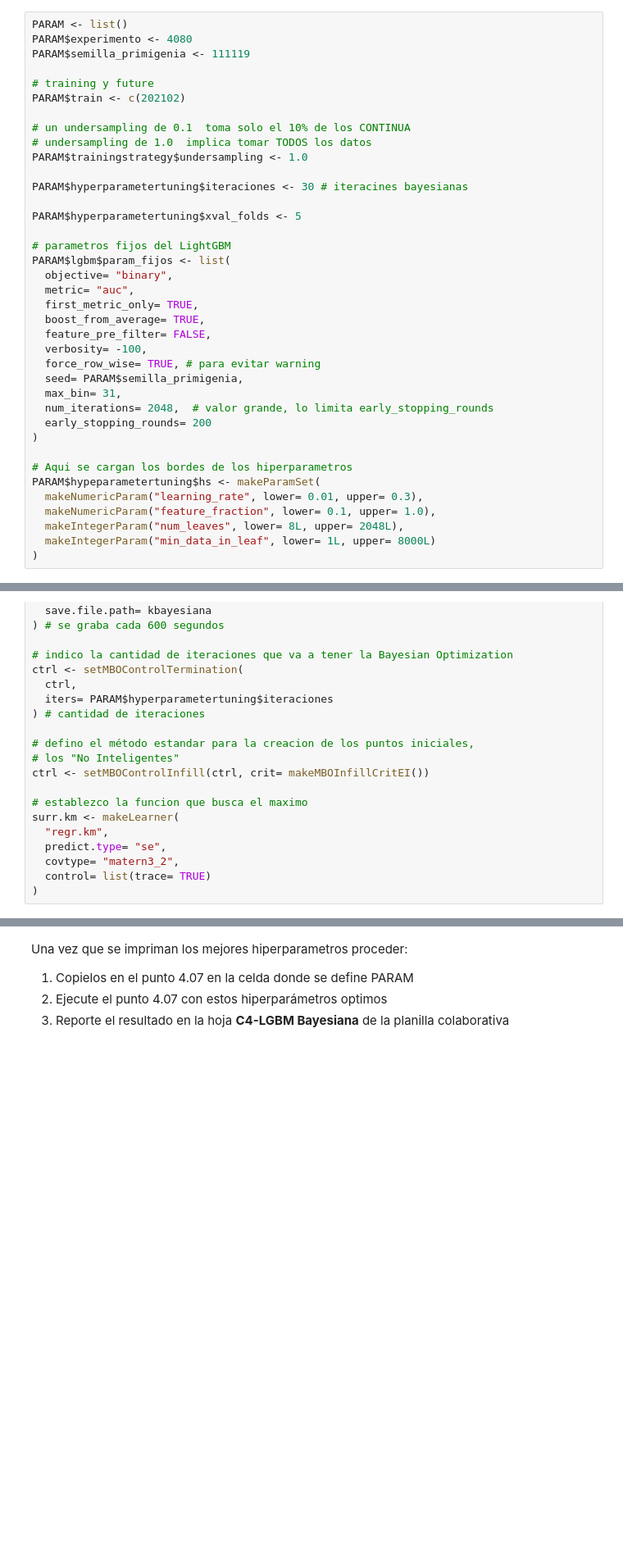
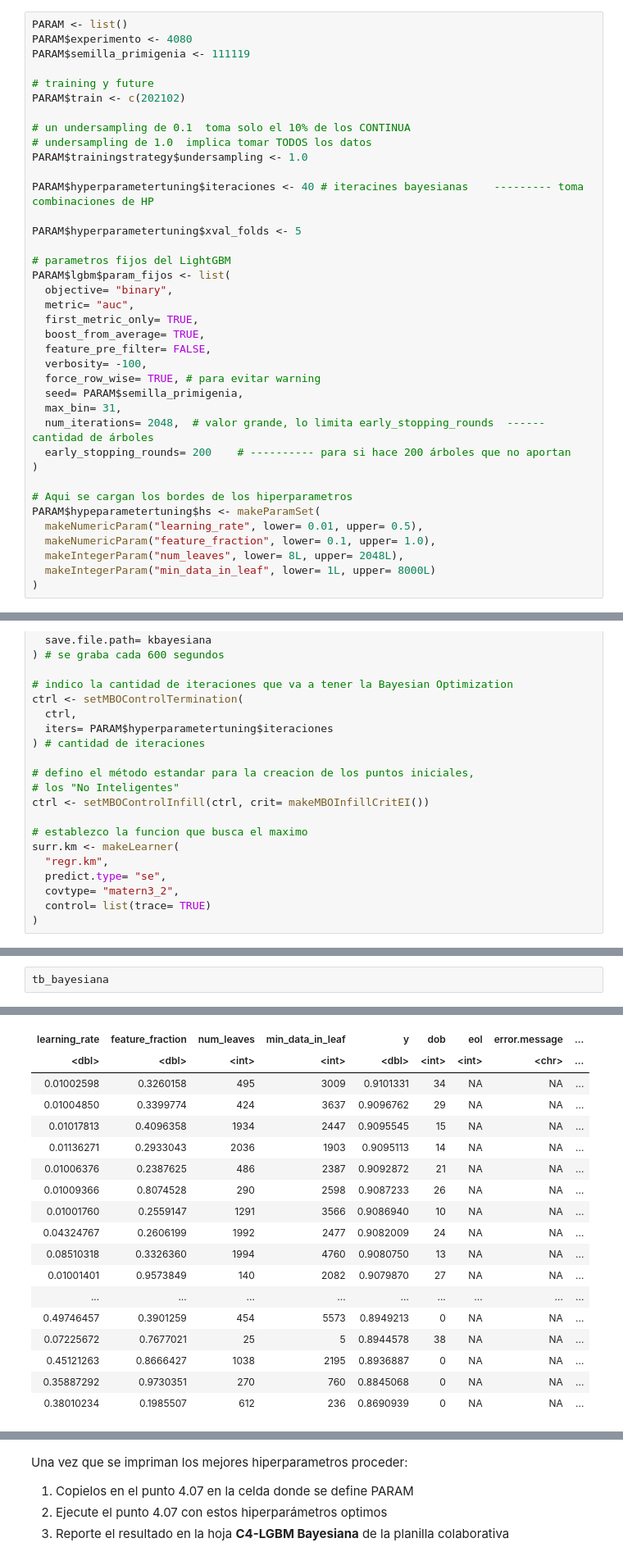
Before and after one commit to Guadito/dmeyf2025, a Jupyter notebook: TPs/470_GBDT_LightGBM.ipynb, the cells around one changed output, grey strips where cells are left out. Shown at 82% size. Drawn from its saved outputs; the diff is of its cells as text; blank space fills up the shorter version.

```diff
--- a/TPs/470_GBDT_LightGBM.ipynb
+++ b/TPs/470_GBDT_LightGBM.ipynb
@@ -498,7 +497,7 @@ PARAM$train <- c(202102)
 # undersampling de 1.0  implica tomar TODOS los datos
 PARAM$trainingstrategy$undersampling <- 1.0
 
-PARAM$hyperparametertuning$iteraciones <- 30 # iteracines bayesianas
+PARAM$hyperparametertuning$iteraciones <- 40 # iteracines bayesianas    --------- toma combinaciones de HP
 
 PARAM$hyperparametertuning$xval_folds <- 5
 
@@ -513,13 +512,13 @@ PARAM$lgbm$param_fijos <- list(
   force_row_wise= TRUE, # para evitar warning
   seed= PARAM$semilla_primigenia,
   max_bin= 31,
-  num_iterations= 2048,  # valor grande, lo limita early_stopping_rounds
-  early_stopping_rounds= 200
+  num_iterations= 2048,  # valor grande, lo limita early_stopping_rounds  ------ cantidad de árboles
+  early_stopping_rounds= 200    # ---------- para si hace 200 árboles que no aportan
 )
 
 # Aqui se cargan los bordes de los hiperparametros
 PARAM$hypeparametertuning$hs <- makeParamSet(
-  makeNumericParam("learning_rate", lower= 0.01, upper= 0.3),
+  makeNumericParam("learning_rate", lower= 0.01, upper= 0.5),
   makeNumericParam("feature_fraction", lower= 0.1, upper= 1.0),
   makeIntegerParam("num_leaves", lower= 8L, upper= 2048L),
   makeIntegerParam("min_data_in_leaf", lower= 1L, upper= 8000L)
@@ -685,0 +750,3 @@ print(PARAM$out$lgbm$mejores_hiperparametros)
+# %%
+tb_bayesiana
+# %% [output]
@@ -686,2 +754,20 @@ print(PARAM$out$lgbm$mejores_hiperparametros)
+| learning_rate | feature_fraction | num_leaves | min_data_in_leaf | y | dob | eol | error.message | ... |
+| <dbl> | <dbl> | <int> | <int> | <dbl> | <int> | <int> | <chr> | ... |
+| 0.01002598 | 0.3260158 | 495 | 3009 | 0.9101331 | 34 | NA | NA | ... |
+| 0.01004850 | 0.3399774 | 424 | 3637 | 0.9096762 | 29 | NA | NA | ... |
+| 0.01017813 | 0.4096358 | 1934 | 2447 | 0.9095545 | 15 | NA | NA | ... |
+| 0.01136271 | 0.2933043 | 2036 | 1903 | 0.9095113 | 14 | NA | NA | ... |
+| 0.01006376 | 0.2387625 | 486 | 2387 | 0.9092872 | 21 | NA | NA | ... |
+| 0.01009366 | 0.8074528 | 290 | 2598 | 0.9087233 | 26 | NA | NA | ... |
+| 0.01001760 | 0.2559147 | 1291 | 3566 | 0.9086940 | 10 | NA | NA | ... |
+| 0.04324767 | 0.2606199 | 1992 | 2477 | 0.9082009 | 24 | NA | NA | ... |
+| 0.08510318 | 0.3326360 | 1994 | 4760 | 0.9080750 | 13 | NA | NA | ... |
+| 0.01001401 | 0.9573849 | 140 | 2082 | 0.9079870 | 27 | NA | NA | ... |
+| ... | ... | ... | ... | ... | ... | ... | ... | ... |
+| 0.49746457 | 0.3901259 | 454 | 5573 | 0.8949213 | 0 | NA | NA | ... |
+| 0.07225672 | 0.7677021 | 25 | 5 | 0.8944578 | 38 | NA | NA | ... |
+| 0.45121263 | 0.8666427 | 1038 | 2195 | 0.8936887 | 0 | NA | NA | ... |
+| 0.35887292 | 0.9730351 | 270 | 760 | 0.8845068 | 0 | NA | NA | ... |
+| 0.38010234 | 0.1985507 | 612 | 236 | 0.8690939 | 0 | NA | NA | ... |
 # %%
 format(Sys.time(), "%a %b %d %X %Y")
```
Also changed, not shown: parts of 27 cells of this notebook.
